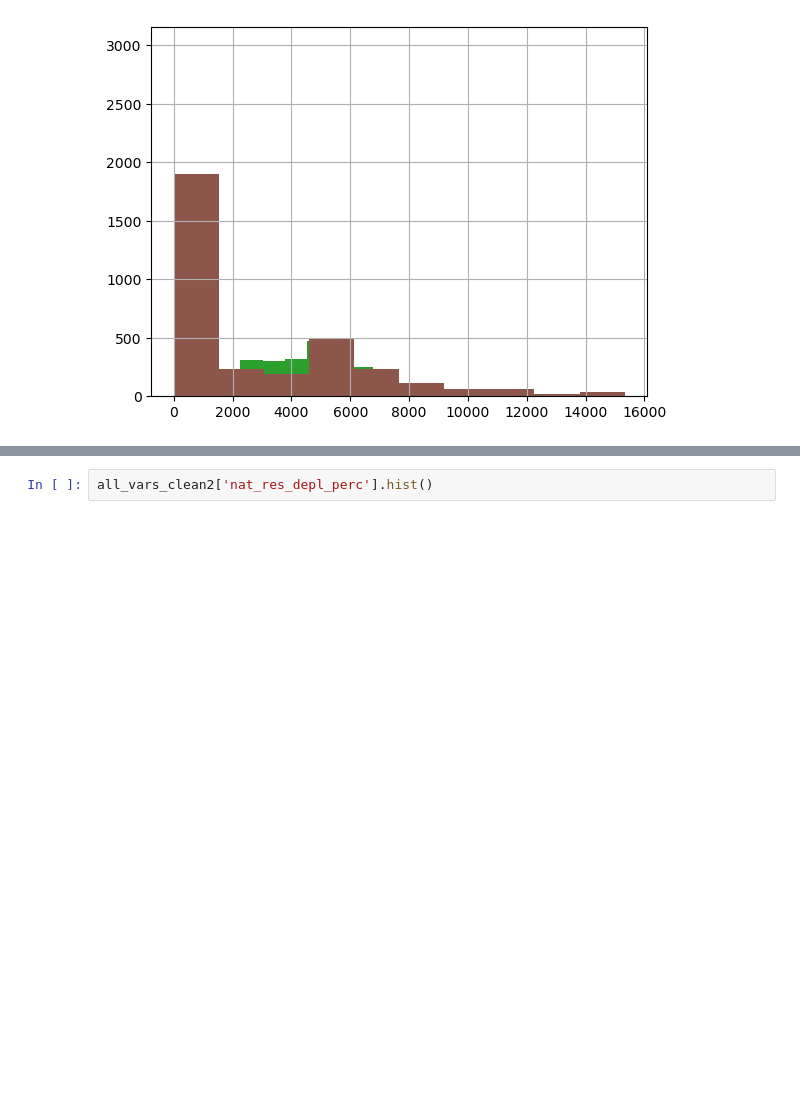
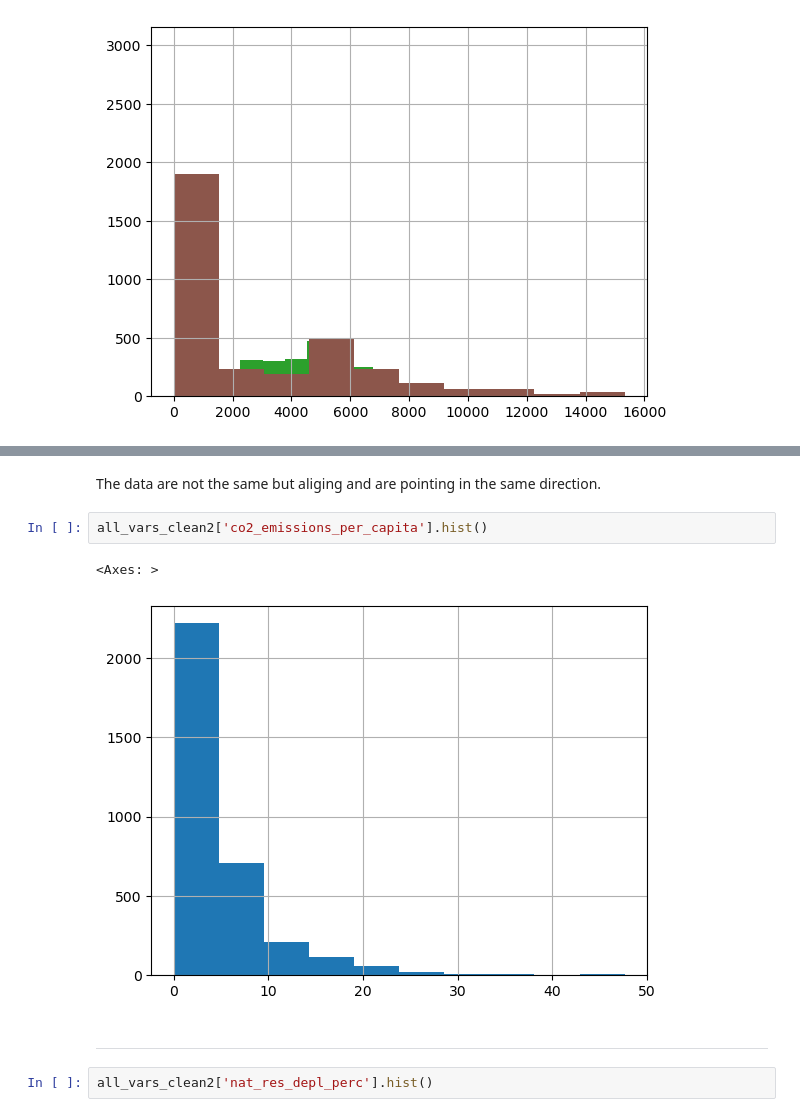
Before and after one commit to KleinerToaster/co2_prediction_countries, a Jupyter notebook: notebook/co2_dataPreperation.ipynb, the cells around one changed output, grey strips where cells are left out. Cells and saved outputs as stored; diff of their text form; blank space fills up the shorter version.

```diff
--- a/notebook/co2_dataPreperation.ipynb
+++ b/notebook/co2_dataPreperation.ipynb
@@ -1278,3 +1370,12 @@ unemployment_total_perc
+# %% [markdown]
+The data are not the same but aliging and are pointing in the same direction.
+# %%
+all_vars_clean2['co2_emissions_per_capita'].hist()
+# %% [output]
+<Axes: >
+[figure, added]
+# %% [markdown]
+***
 # %%
 all_vars_clean2['nat_res_depl_perc'].hist()
 # %% [output]
```
Also changed, not shown: parts of 6 cells of this notebook, 1 other file.
